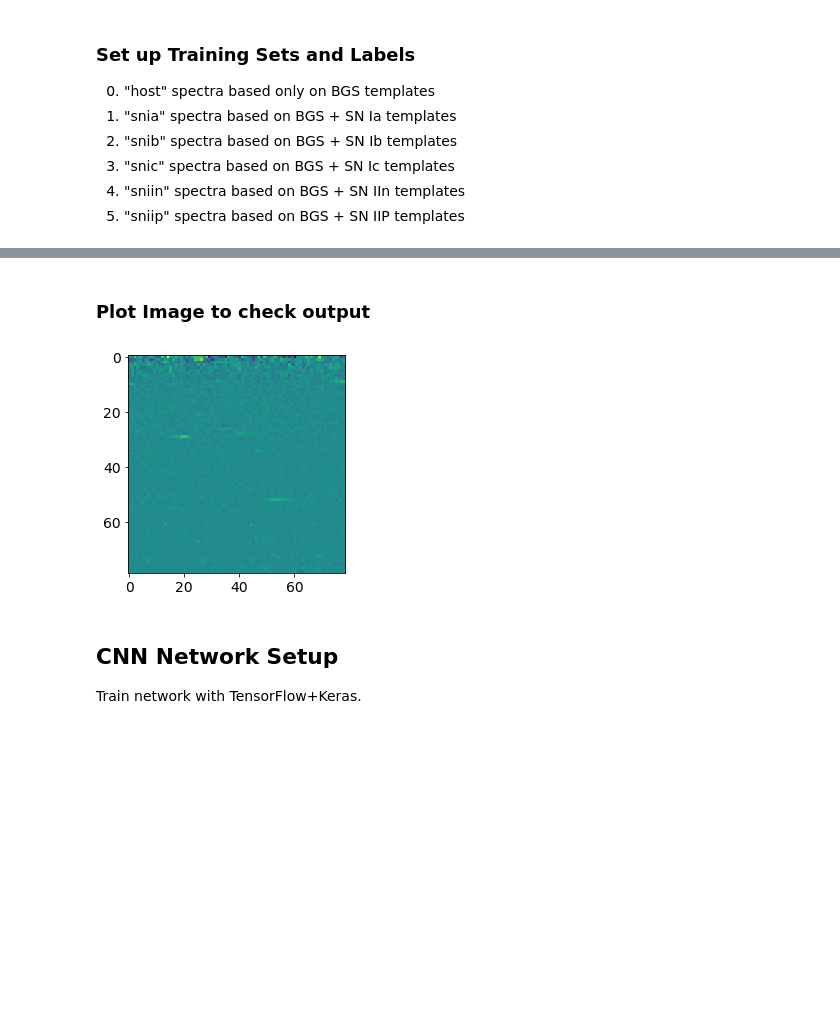
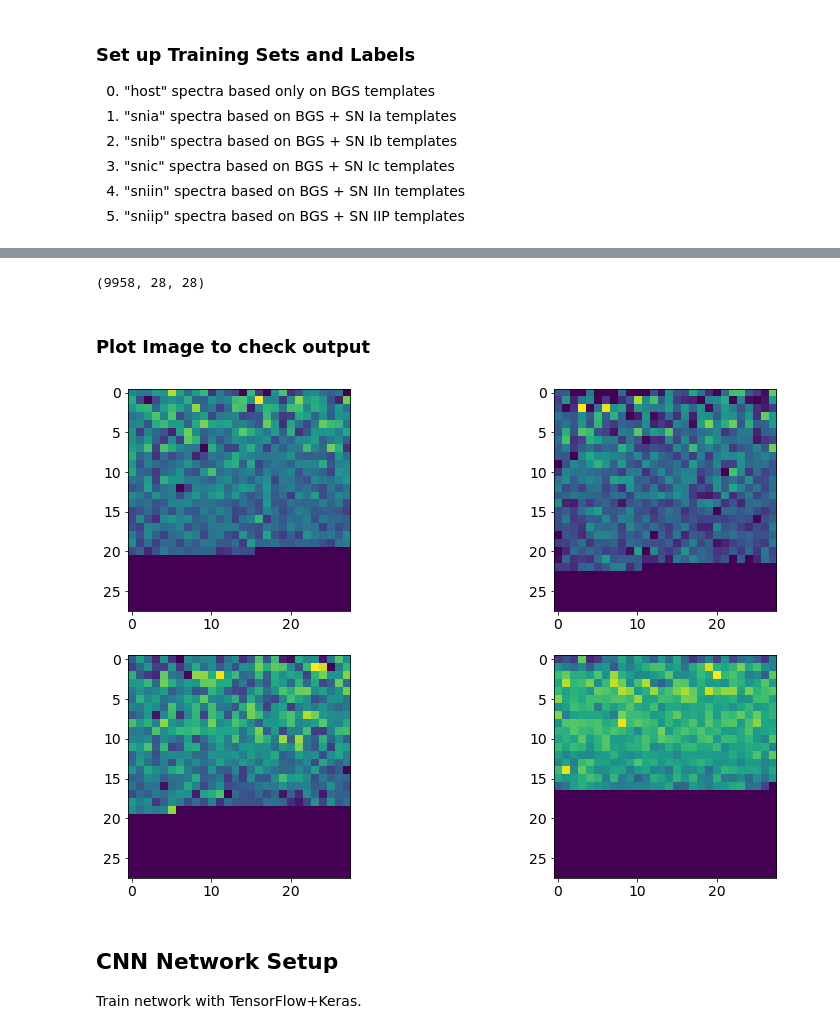
Before and after one commit to EdmundSepeku/DESI-Timedomain, a Jupyter notebook: Architecture/Unbinned_classifier.ipynb, the cells around one changed output, grey strips where cells are left out. Saved outputs shown, nothing was run; the diff lists cells and outputs as text; code cells hidden in the pictures; blank space fills up the shorter version.

```diff
--- a/Architecture/Unbinned_classifier.ipynb
+++ b/Architecture/Unbinned_classifier.ipynb
@@ -106,11 +106,31 @@ x.shape, y.shape
+# %%
+snib_flux.shape
+# %% [output]
+(9958, 28, 28)
 # %% [markdown]
 ### Plot Image to check output
-# %%
-check=host_flux[0]
-plt.imshow(check)
-plt.show()
-# %% [output]
-[figure, removed]
+# %%
+fig = plt.figure(figsize=(14,9))
+
+ax = fig.add_subplot(2, 2, 1)
+ax.imshow(snia_flux[4])
+ax.autoscale(False)
+
+ax2 = fig.add_subplot(2, 2, 2, sharex=ax, sharey=ax)
+ax2.imshow(snia_flux[5])
+ax2.autoscale(False)
+
+ax3 = fig.add_subplot(2, 2, 3, sharex=ax, sharey=ax)
+ax3.imshow(snia_flux[6])
+ax3.autoscale(False)
+
+ax3 = fig.add_subplot(2, 2, 4, sharex=ax, sharey=ax)
+ax3.imshow(snia_flux[107])
+ax3.autoscale(False)
+
+plt.show()
+# %% [output]
+[figure, added]
 # %% [markdown]
 ## CNN Network Setup
 
```
Also changed, not shown: parts of 17 cells of this notebook, 3 other files.
